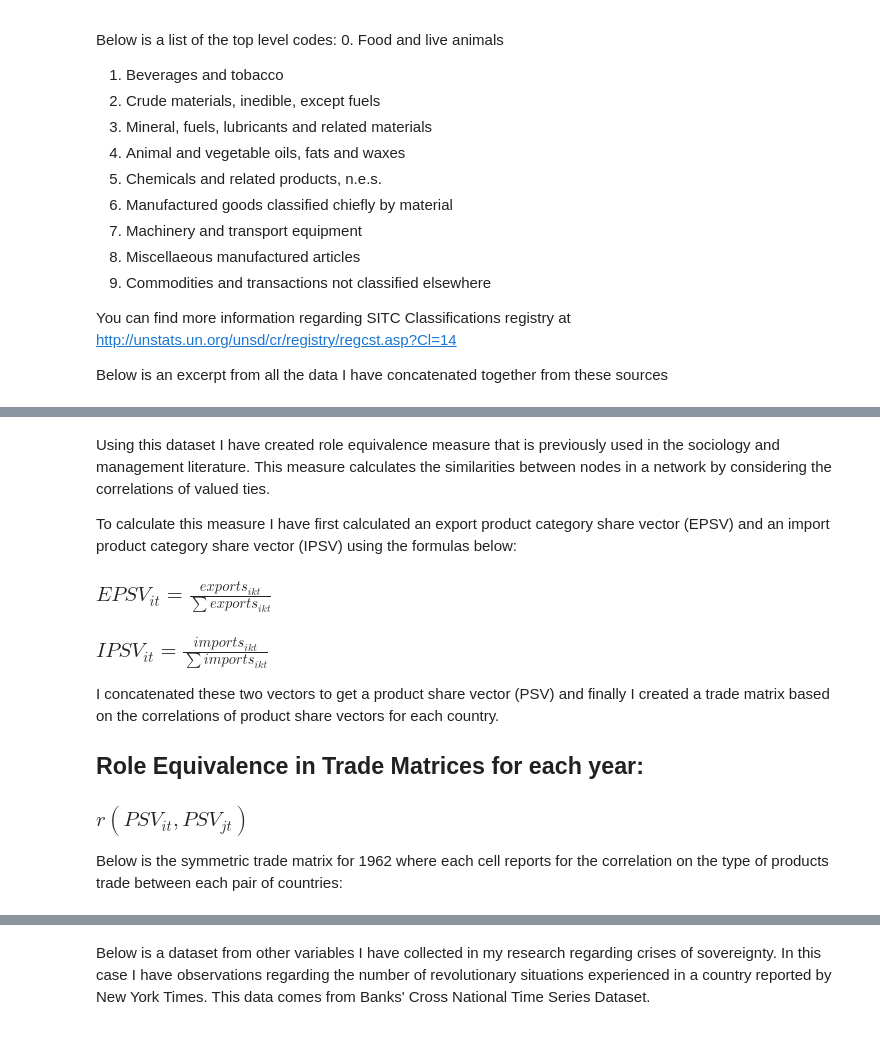
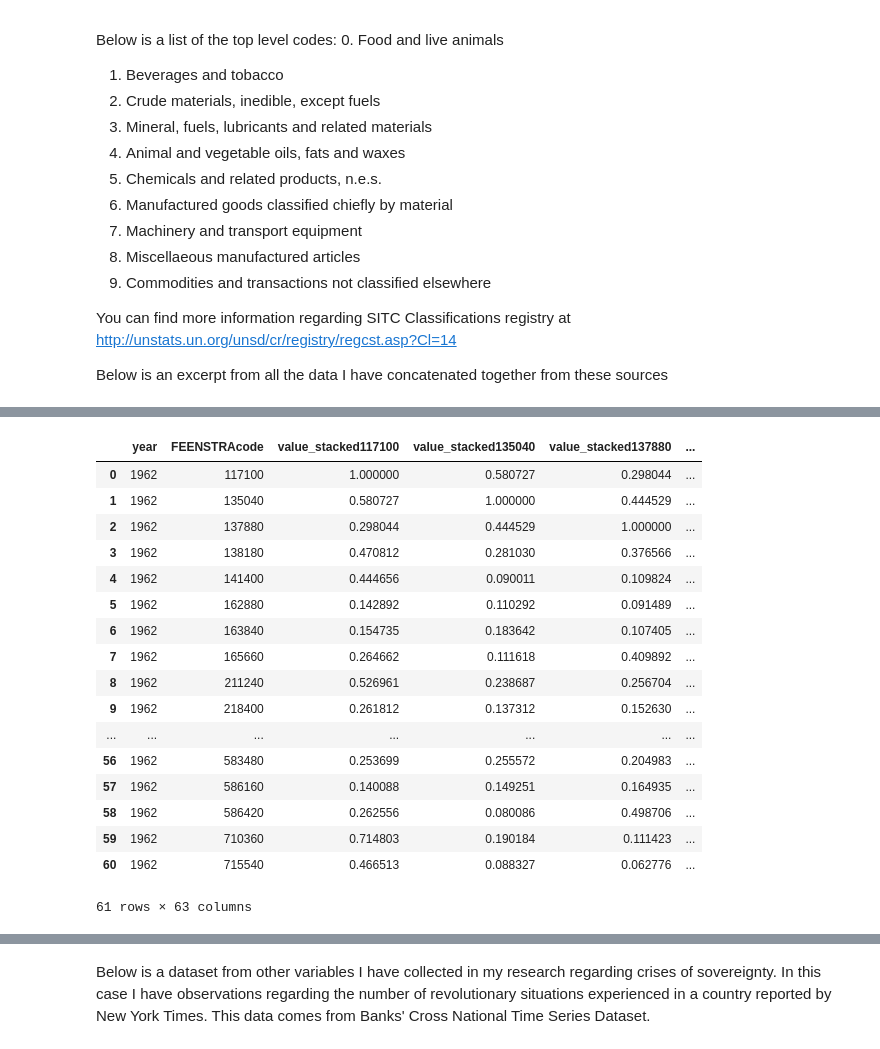
Before and after one commit to dogaker/insight-demo, a Jupyter notebook: Insight-Demo-Notebook.ipynb, the cells around one changed output, grey strips where cells are left out. Saved outputs shown, nothing was run; the diff lists cells and outputs as text; code cells hidden in the pictures.

```diff
--- a/Insight-Demo-Notebook.ipynb
+++ b/Insight-Demo-Notebook.ipynb
@@ -44,18 +101,22 @@ Below is an excerpt from all the data I have concatenated together from these so
 # %%
-products_trade = pd.read_csv('data/sitc.csv')
-products_trade
+tradeyear1962 = pd.read_csv('data/1962_rev.csv')
+tradeyear1962
+# %% [output]
+|  | year | FEENSTRAcode | value_stacked117100 | value_stacked135040 | value_stacked137880 | ... |
+| 0 | 1962 | 117100 | 1.000000 | 0.580727 | 0.298044 | ... |
+| 1 | 1962 | 135040 | 0.580727 | 1.000000 | 0.444529 | ... |
+| 2 | 1962 | 137880 | 0.298044 | 0.444529 | 1.000000 | ... |
+| 3 | 1962 | 138180 | 0.470812 | 0.281030 | 0.376566 | ... |
+| 4 | 1962 | 141400 | 0.444656 | 0.090011 | 0.109824 | ... |
+| 5 | 1962 | 162880 | 0.142892 | 0.110292 | 0.091489 | ... |
+| 6 | 1962 | 163840 | 0.154735 | 0.183642 | 0.107405 | ... |
+| 7 | 1962 | 165660 | 0.264662 | 0.111618 | 0.409892 | ... |
+| 8 | 1962 | 211240 | 0.526961 | 0.238687 | 0.256704 | ... |
+| 9 | 1962 | 218400 | 0.261812 | 0.137312 | 0.152630 | ... |
+| ... | ... | ... | ... | ... | ... | ... |
+| 56 | 1962 | 583480 | 0.253699 | 0.255572 | 0.204983 | ... |
+| 57 | 1962 | 586160 | 0.140088 | 0.149251 | 0.164935 | ... |
+| 58 | 1962 | 586420 | 0.262556 | 0.080086 | 0.498706 | ... |
+| 59 | 1962 | 710360 | 0.714803 | 0.190184 | 0.111423 | ... |
+| 60 | 1962 | 715540 | 0.466513 | 0.088327 | 0.062776 | ... |
+61 rows × 63 columns
-# %% [markdown]
-Using this dataset I have created role equivalence measure that is previously used in the sociology and management literature. This measure calculates the similarities between nodes in a network by considering the correlations of valued ties.
-
-To calculate this measure I have first calculated an export product category share vector (EPSV) and an import product category share vector (IPSV) using the formulas below:
-
-### $EPSV_{it} = \frac{exports_{ikt}}{\sum exports_{ikt}}$
-### $IPSV_{it} = \frac{imports_{ikt}}{\sum imports_{ikt}}$
-
-I concatenated these two vectors to get a product share vector (PSV) and finally I created a trade matrix based on the correlations of product share vectors for each country.
-
-## Role Equivalence in Trade Matrices for each year:
-
-### $r(PSV_{it}, PSV_{jt})$
-
-Below is the symmetric trade matrix for 1962 where each cell reports for the correlation on the type of products trade between each pair of countries:
```
Also changed, not shown: parts of 18 cells of this notebook.
